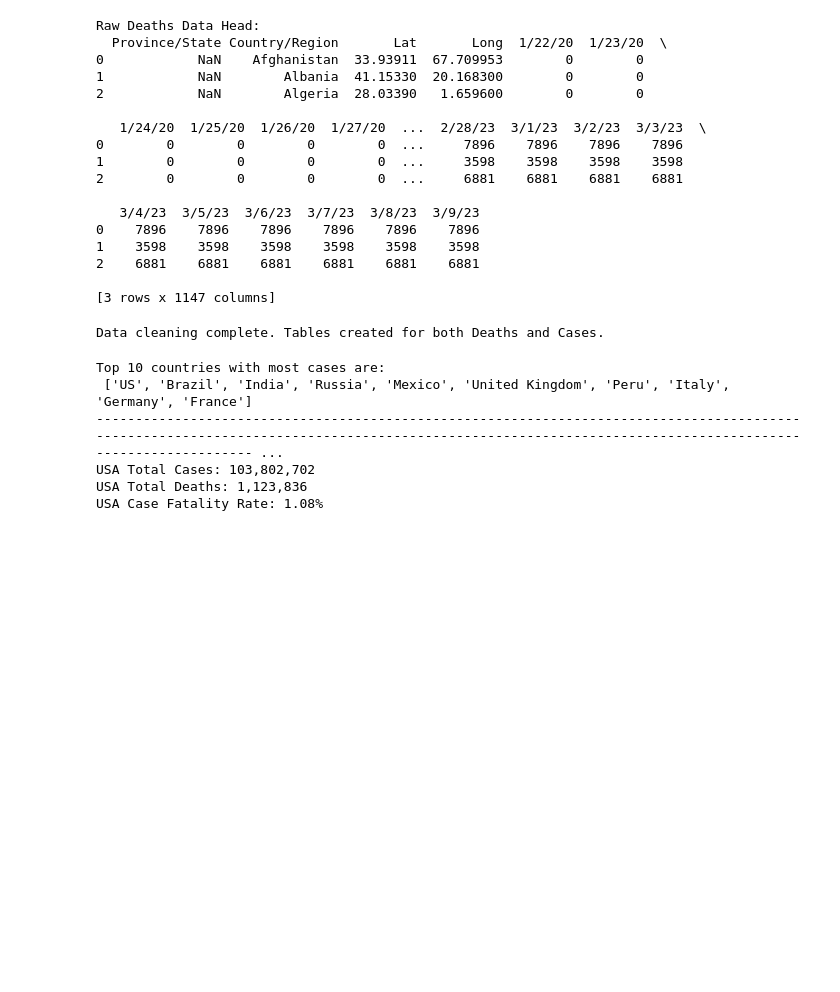
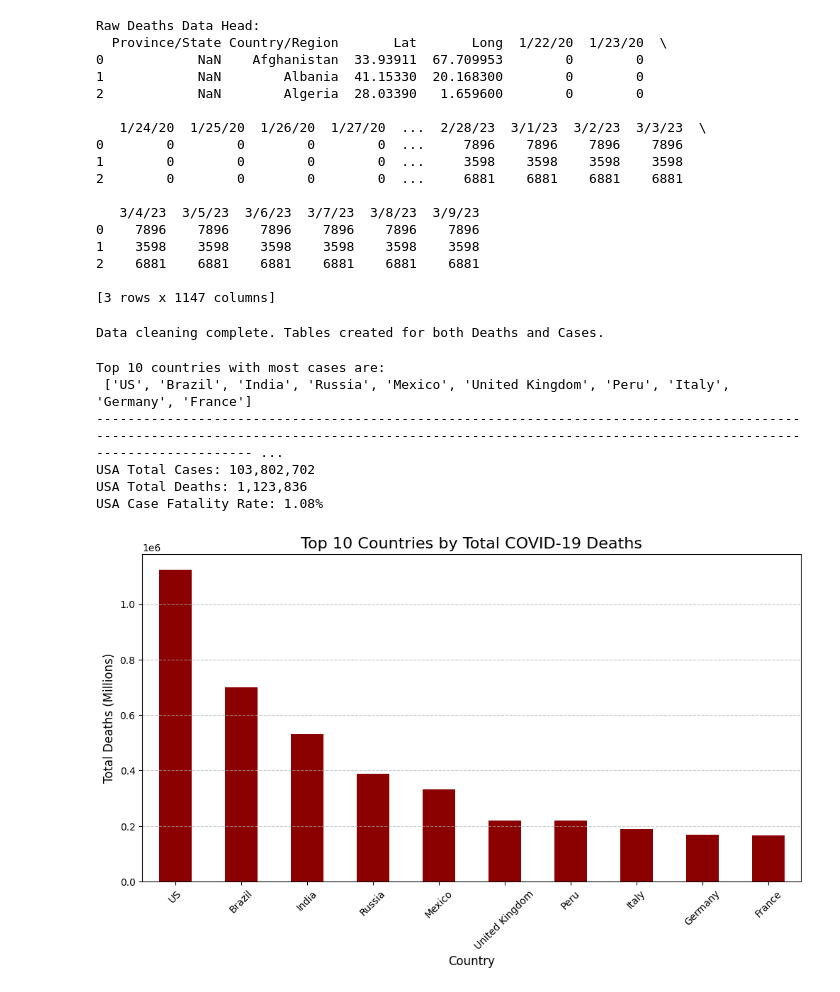
Before and after one commit to ZacharyScheer16/Beginner-Python-Projects, a Jupyter notebook: PersonalProjects/Covid19Project/Covid19.ipynb, the cells around one changed output. Cells and saved outputs as stored; diff of their text form; code cells hidden in the pictures; blank space fills up the shorter version.

Commit message:
"VIS: Created bar chart for top 10 global deaths" -m "Utilized matplotlib to visualize the highest mortality counts, including custom formatting for readability and scale."

```diff
--- a/PersonalProjects/Covid19Project/Covid19.ipynb
+++ b/PersonalProjects/Covid19Project/Covid19.ipynb
@@ -99,3 +99,23 @@ Top 10 countries with most cases are:
 USA Total Cases: 103,802,702
 USA Total Deaths: 1,123,836
 USA Case Fatality Rate: 1.08%
+# %%
+import matplotlib.pyplot as plt
+
+# 1. Get the death totals for just our Top 10 countries
+top_ten_deaths = latest_totals.head(10)
+
+plt.figure(figsize=(12, 6))
+top_ten_deaths.plot(kind='bar', color='darkred')
+
+# 3. Add professional styling
+plt.title('Top 10 Countries by Total COVID-19 Deaths', fontsize=16)
+plt.xlabel('Country', fontsize=12)
+plt.ylabel('Total Deaths (Millions)', fontsize=12)
+plt.xticks(rotation=45) # Rotates country names so they don't overlap
+plt.grid(axis='y', linestyle='--', alpha=0.7)
+
+# 4. Show the chart
+plt.show()
+# %% [output]
+[figure, added]
```
